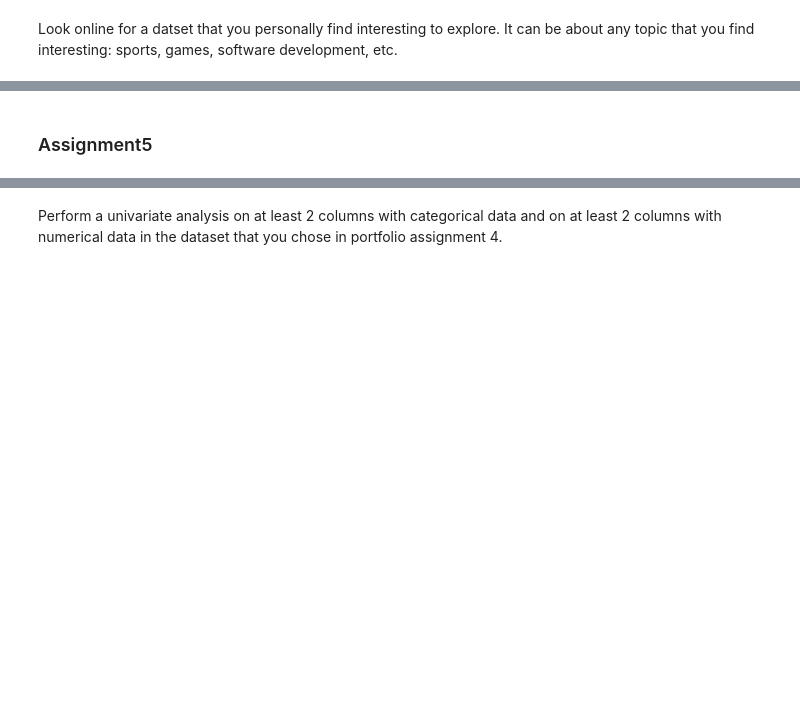
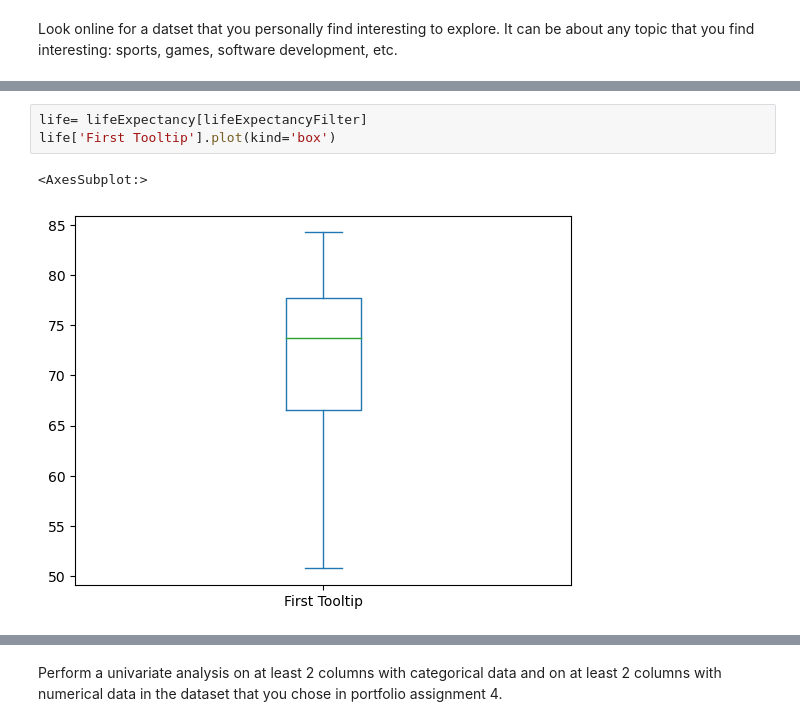
Before and after one commit to Matthijs07g/DataScience, a Jupyter notebook: Portfolio.ipynb, the cells around one changed output, grey strips where cells are left out. Cells and saved outputs as stored; diff of their text form; blank space fills up the shorter version.

```diff
--- a/Portfolio.ipynb
+++ b/Portfolio.ipynb
@@ -49,2 +80,6 @@ lifeExpectancy[lifeExpectancyFilter]
-# %% [markdown]
-### Assignment5
+# %%
+life= lifeExpectancy[lifeExpectancyFilter]
+life['First Tooltip'].plot(kind='box')
+# %% [output]
+<AxesSubplot:>
+[figure, added]
```
Also changed, not shown: parts of 70 cells of this notebook.
